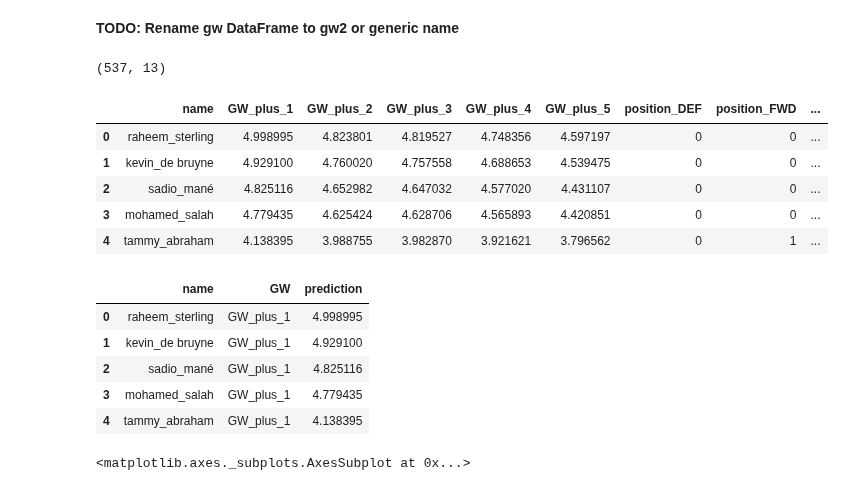
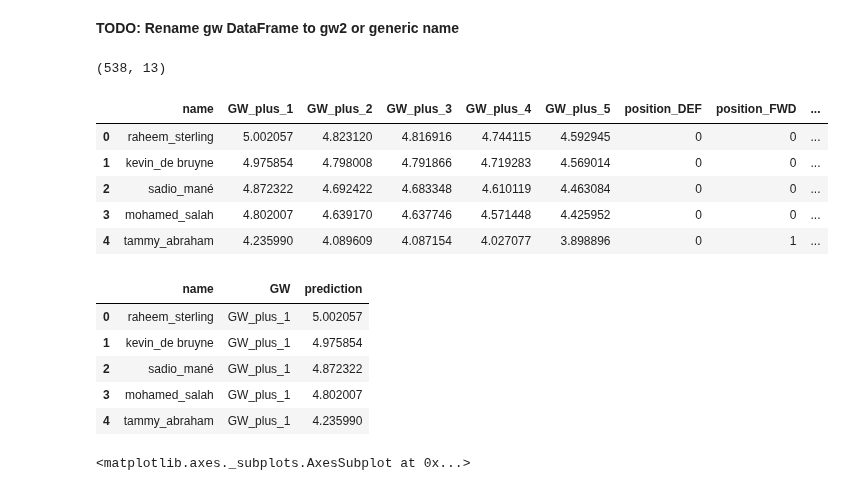
Before and after one commit to stevieg3/fpl-analysis, a Jupyter notebook: notebooks/gameweeks/4.6-sg-gw13-team-selection.ipynb, the cells around one changed output. Drawn from its saved outputs; the diff is of its cells as text; code cells hidden in the pictures.

```diff
--- a/notebooks/gameweeks/4.5-sg-gw12-team-selection.ipynb
+++ b/notebooks/gameweeks/4.6-sg-gw13-team-selection.ipynb
@@ -9,17 +9,17 @@ os.chdir('/Users/stevengeorge/Documents/Github/fpl-analysis/')
 # %% [markdown]
 __TODO: Rename gw DataFrame to gw2 or generic name__
 # %%
-gw1_v1_player_predictions = pd.read_parquet(r'data/gw_predictions/gw12_v2_lstm_player_predictions.parquet')
+gw1_v1_player_predictions = pd.read_parquet(r'data/gw_predictions/gw13_v2_lstm_player_predictions.parquet')
 print(gw1_v1_player_predictions.shape)
 gw1_v1_player_predictions.head()
 # %% [output]
-(537, 13)
+(538, 13)
 |  | name | GW_plus_1 | GW_plus_2 | GW_plus_3 | GW_plus_4 | GW_plus_5 | position_DEF | position_FWD | ... |
-| 0 | raheem_sterling | 4.998995 | 4.823801 | 4.819527 | 4.748356 | 4.597197 | 0 | 0 | ... |
-| 1 | kevin_de bruyne | 4.929100 | 4.760020 | 4.757558 | 4.688653 | 4.539475 | 0 | 0 | ... |
-| 2 | sadio_mané | 4.825116 | 4.652982 | 4.647032 | 4.577020 | 4.431107 | 0 | 0 | ... |
-| 3 | mohamed_salah | 4.779435 | 4.625424 | 4.628706 | 4.565893 | 4.420851 | 0 | 0 | ... |
-| 4 | tammy_abraham | 4.138395 | 3.988755 | 3.982870 | 3.921621 | 3.796562 | 0 | 1 | ... |
+| 0 | raheem_sterling | 5.002057 | 4.823120 | 4.816916 | 4.744115 | 4.592945 | 0 | 0 | ... |
+| 1 | kevin_de bruyne | 4.975854 | 4.798008 | 4.791866 | 4.719283 | 4.569014 | 0 | 0 | ... |
+| 2 | sadio_mané | 4.872322 | 4.692422 | 4.683348 | 4.610119 | 4.463084 | 0 | 0 | ... |
+| 3 | mohamed_salah | 4.802007 | 4.639170 | 4.637746 | 4.571448 | 4.425952 | 0 | 0 | ... |
+| 4 | tammy_abraham | 4.235990 | 4.089609 | 4.087154 | 4.027077 | 3.898896 | 0 | 1 | ... |
 # %%
 gw1_v1_player_predictions.rename(columns={'sum': 'predictions'}, inplace=True)
 # %%
@@ -28,11 +28,11 @@ plot_df.rename(columns={'variable': 'GW', 'value': 'prediction'}, inplace=True)
 plot_df.head()
 # %% [output]
 |  | name | GW | prediction |
-| 0 | raheem_sterling | GW_plus_1 | 4.998995 |
-| 1 | kevin_de bruyne | GW_plus_1 | 4.929100 |
-| 2 | sadio_mané | GW_plus_1 | 4.825116 |
-| 3 | mohamed_salah | GW_plus_1 | 4.779435 |
-| 4 | tammy_abraham | GW_plus_1 | 4.138395 |
+| 0 | raheem_sterling | GW_plus_1 | 5.002057 |
+| 1 | kevin_de bruyne | GW_plus_1 | 4.975854 |
+| 2 | sadio_mané | GW_plus_1 | 4.872322 |
+| 3 | mohamed_salah | GW_plus_1 | 4.802007 |
+| 4 | tammy_abraham | GW_plus_1 | 4.235990 |
 # %%
 sns.violinplot(x="GW", y="prediction", data=plot_df, palette="muted", split=True)
 # %% [output]
```
Also changed, not shown: parts of 24 cells of this notebook, 1 other file.
